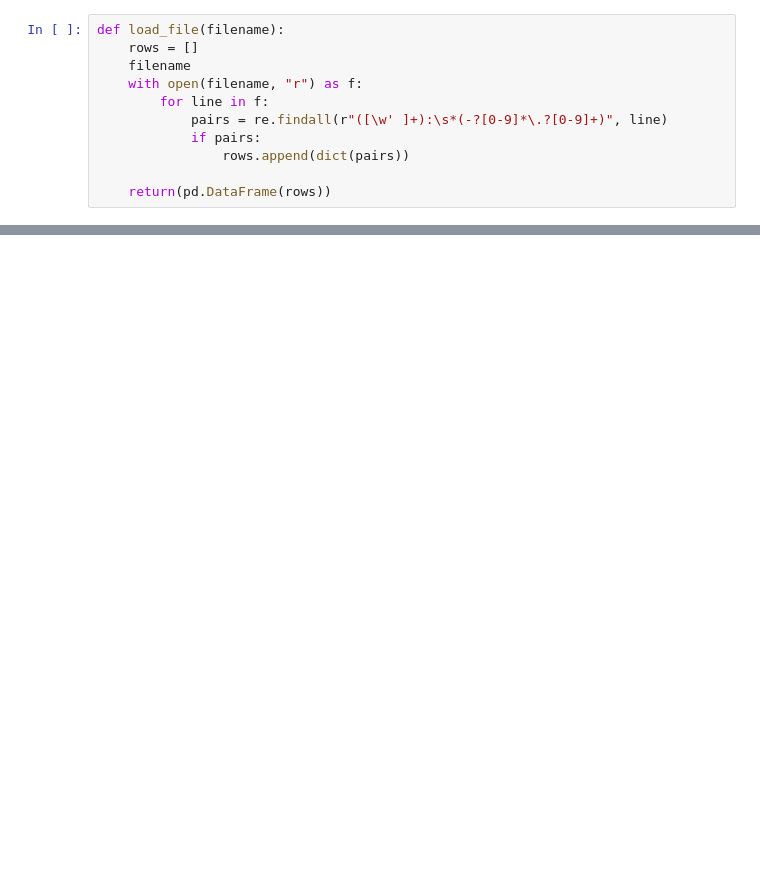
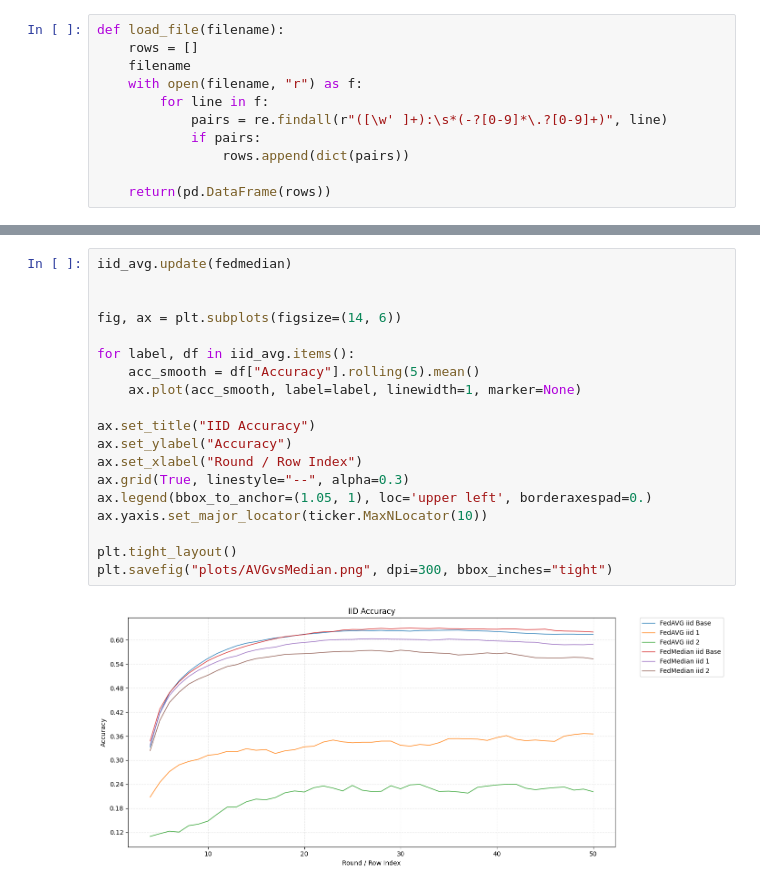
Before and after one commit to RazzRazz13/DV2607_Assignment, a Jupyter notebook: Task_2/DV2507-Inl_Del_2-Federated_learning.ipynb, the cells around one changed output, grey strips where cells are left out. Saved outputs shown, nothing was run; the diff lists cells and outputs as text; blank space fills up the shorter version.

```diff
--- a/Task_2/DV2507-Inl_Del_2-Federated_learning.ipynb
+++ b/Task_2/DV2507-Inl_Del_2-Federated_learning.ipynb
@@ -97,0 +162,21 @@ plt.tight_layout()
+# %%
+iid_avg.update(fedmedian)
+
+
+fig, ax = plt.subplots(figsize=(14, 6))
+
+for label, df in iid_avg.items():
+    acc_smooth = df["Accuracy"].rolling(5).mean()
+    ax.plot(acc_smooth, label=label, linewidth=1, marker=None)
+
+ax.set_title("IID Accuracy")
+ax.set_ylabel("Accuracy")
+ax.set_xlabel("Round / Row Index")
+ax.grid(True, linestyle="--", alpha=0.3)
+ax.legend(bbox_to_anchor=(1.05, 1), loc='upper left', borderaxespad=0.)
+ax.yaxis.set_major_locator(ticker.MaxNLocator(10))
+
+plt.tight_layout()
+plt.savefig("plots/AVGvsMedian.png", dpi=300, bbox_inches="tight")
+# %% [output]
+[figure, added]
```
Also changed, not shown: parts of 10 cells of this notebook, 24 other files.
